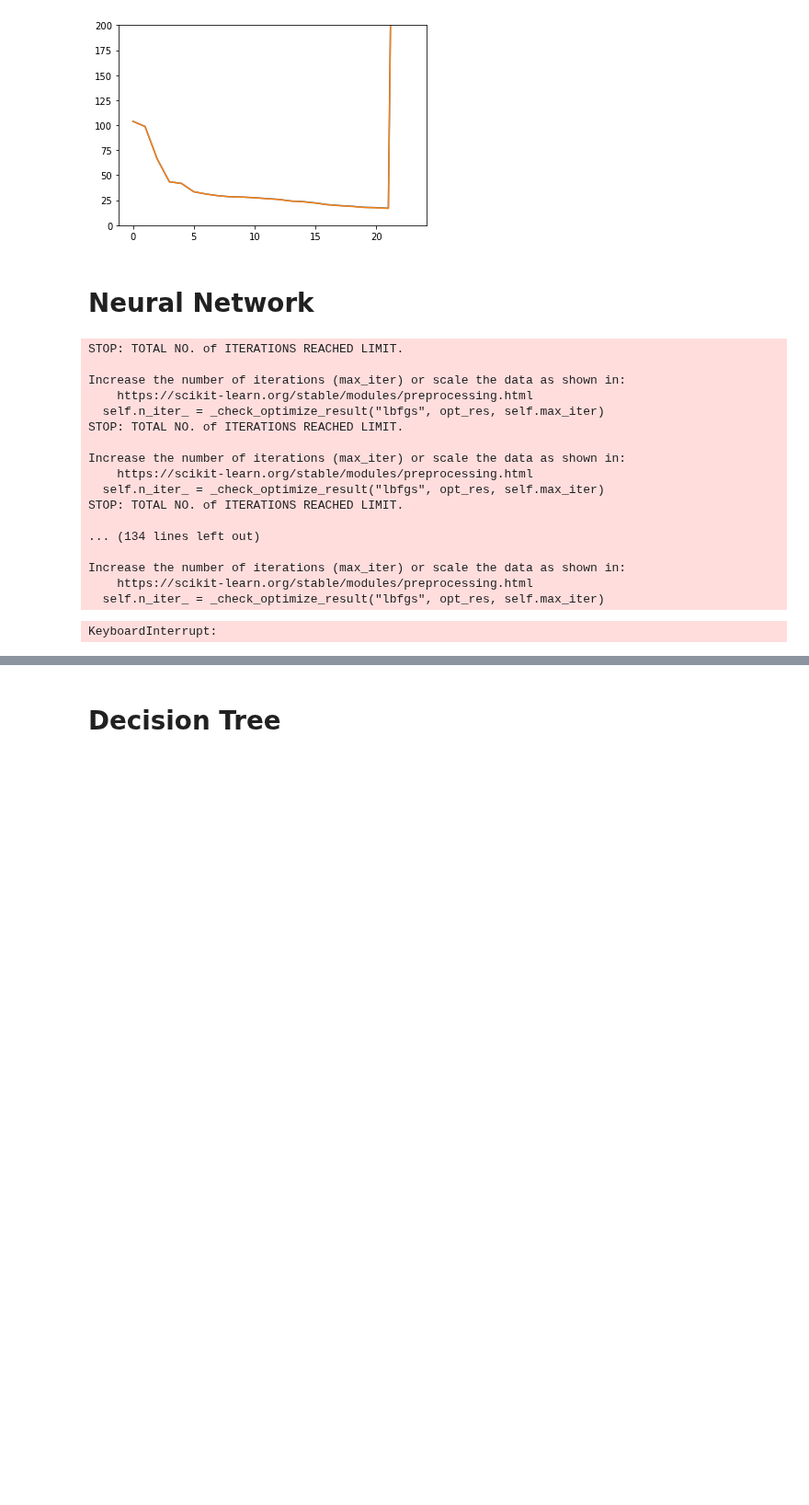
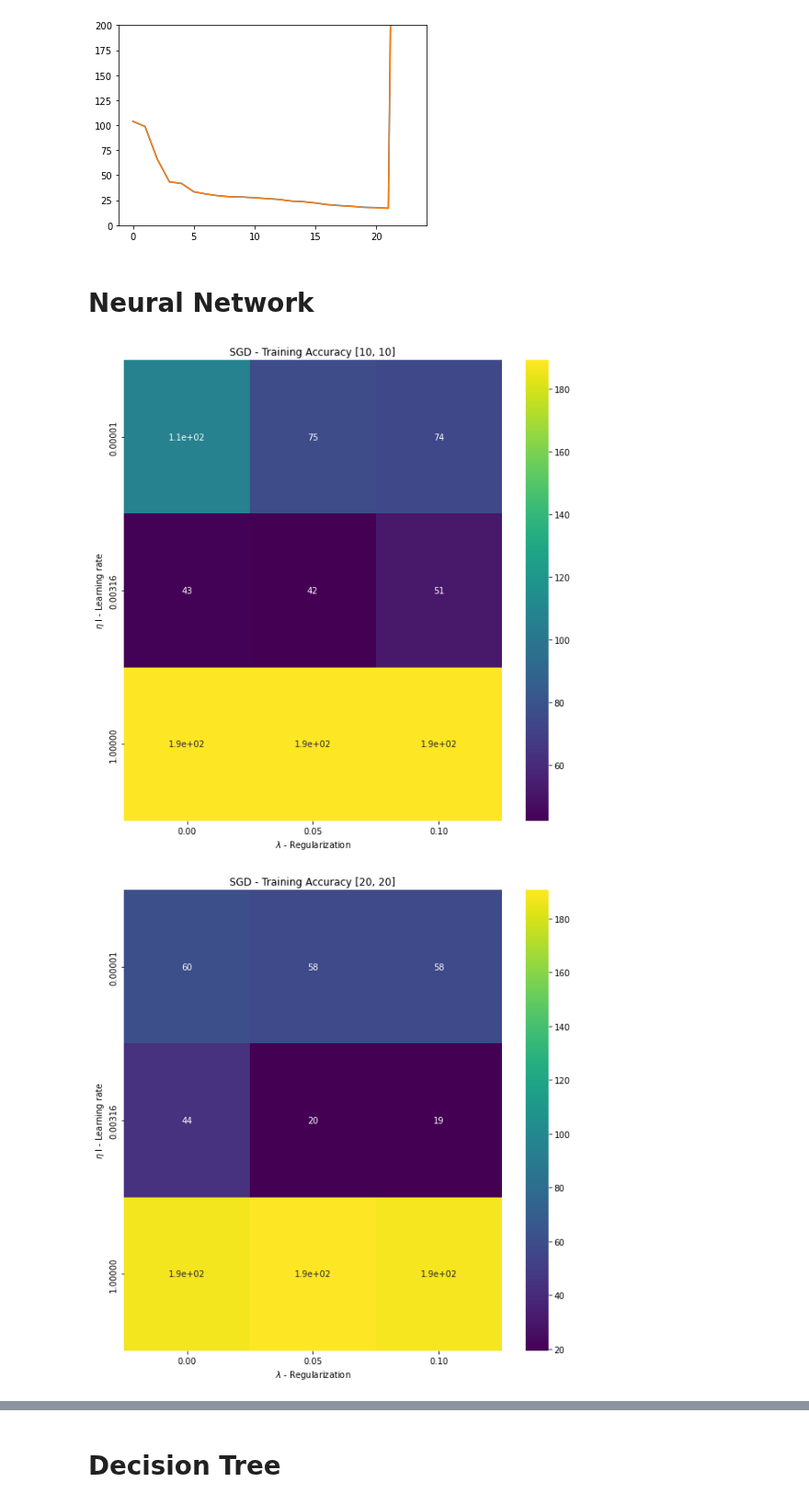
Before and after one commit to eoydvin/FYS-STK4155, a Jupyter notebook: Project_3/Regression_Radar_Image.ipynb, the cells around one changed output, grey strips where cells are left out. Shown at 92% size. Cells and saved outputs as stored; diff of their text form; code cells hidden in the pictures; blank space fills up the shorter version.

```diff
--- a/Project_3/Regression_Radar_Image.ipynb
+++ b/Project_3/Regression_Radar_Image.ipynb
@@ -121,8 +127,8 @@ from sklearn.model_selection import train_test_split
 from sklearn.neural_network import MLPRegressor
 from sklearn.metrics import mean_squared_error
 
-learning_rate = np.logspace(-5, 0, 6)
-regularization = np.linspace(0, 0.1, len(learning_rate))
+learning_rate = np.logspace(-5, 0, 3)
+regularization = np.linspace(0, 0.1, 3)
 
 
 hidden_layers = [[10, 10], [20, 20], [10, 10, 10], [20, 20, 20]]
@@ -167,10 +173,10 @@ for n_layers in tqdm.tqdm(range(len(hidden_layers))):
 
                 dnn = MLPRegressor(hidden_layer_sizes=hidden_layer_sizes,
                                    activation='logistic',
-                                   solver='lbfgs',
+                                   solver='adam',
                                    alpha=regularization[j],
                                    learning_rate_init=learning_rate[i],
-                                   max_iter=2000)
+                                   max_iter=1000)
 
                 dnn.fit(xy_train, z_train.ravel())
 
@@ -183,32 +189,16 @@ for n_layers in tqdm.tqdm(range(len(hidden_layers))):
 
             train_mse_nn[n_layers, i, j] = np.mean(MSE_train)
             test_mse_nn[n_layers, i, j] = np.mean(MSE_test)
-# %% [output]
-STOP: TOTAL NO. of ITERATIONS REACHED LIMIT.
-
-Increase the number of iterations (max_iter) or scale the data as shown in:
-    https://scikit-learn.org/stable/modules/preprocessing.html
-  self.n_iter_ = _check_optimize_result("lbfgs", opt_res, self.max_iter)
-STOP: TOTAL NO. of ITERATIONS REACHED LIMIT.
-
-Increase the number of iterations (max_iter) or scale the data as shown in:
-    https://scikit-learn.org/stable/modules/preprocessing.html
-  self.n_iter_ = _check_optimize_result("lbfgs", opt_res, self.max_iter)
-STOP: TOTAL NO. of ITERATIONS REACHED LIMIT.
-
-... (134 lines left out)
-
-Increase the number of iterations (max_iter) or scale the data as shown in:
-    https://scikit-learn.org/stable/modules/preprocessing.html
-  self.n_iter_ = _check_optimize_result("lbfgs", opt_res, self.max_iter)
-KeyboardInterrupt:
 # %%
 for layer in range(len(hidden_layers)):
     fig, ax = plt.subplots(figsize = (10, 10))
     sns.heatmap(test_mse_nn[layer, :, :], annot=True, ax=ax, cmap="viridis")
-    ax.set_title("SGD - Training Accuracy"+ str(hidden_layer_sizes[hidden_l]))
+    ax.set_title("SGD - Training Accuracy "+ str(hidden_layers[layer]))
     ax.set_ylabel("$\eta$ l - Learning rate")
     ax.set_xlabel("$\lambda$ - Regularization")
     ax.set_xticklabels(["{0:0.2f}".format(i) for i in regularization] )
     ax.set_yticklabels(["{0:0.5f}".format(i) for i in learning_rate] )
     plt.show()
+# %% [output]
+[figure, added]
+[figure, added]
```
Also changed, not shown: parts of 6 cells of this notebook, 5 other files.
